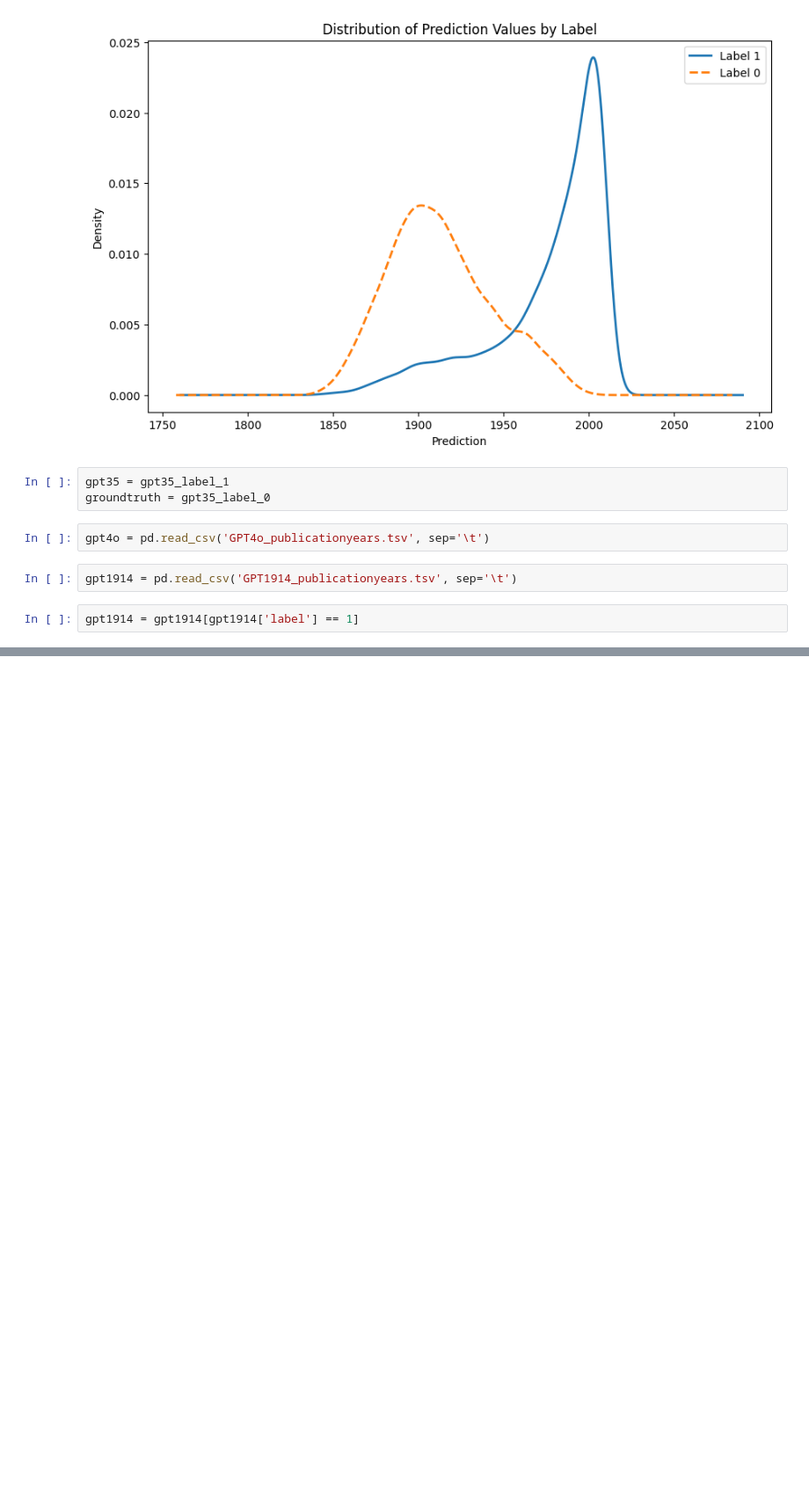
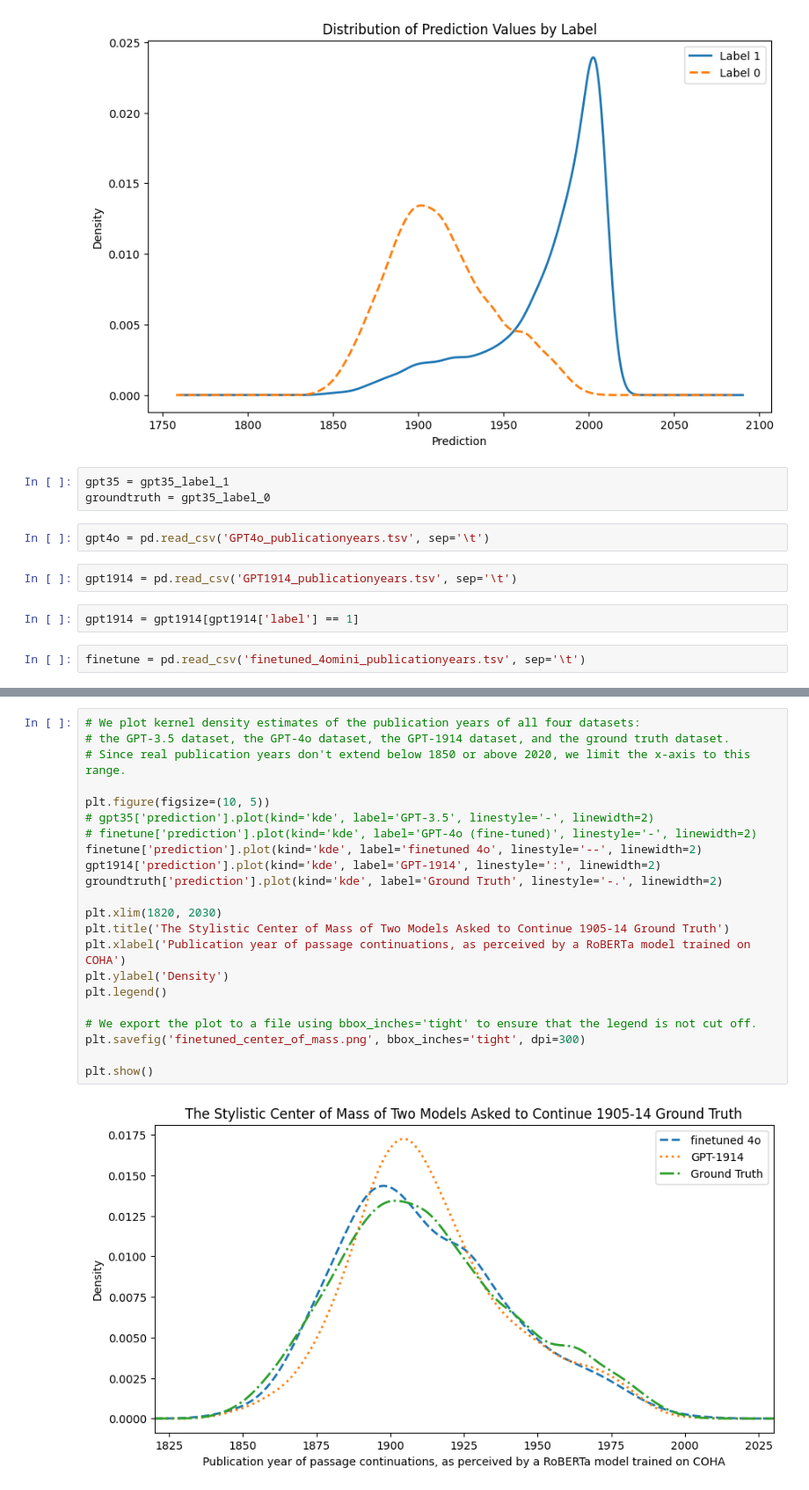
Before and after one commit to Historical-AI-Lab/GPT-1914, a Jupyter notebook: anachronism/VisualizePublicationYears.ipynb, the cells around one changed output, grey strips where cells are left out. Shown at 88% size. Cells and saved outputs as stored; diff of their text form; blank space fills up the shorter version.

```diff
--- a/anachronism/VisualizePublicationYears.ipynb
+++ b/anachronism/VisualizePublicationYears.ipynb
@@ -43,6 +43,8 @@ gpt4o = pd.read_csv('GPT4o_publicationyears.tsv', sep='\t')
 gpt1914 = pd.read_csv('GPT1914_publicationyears.tsv', sep='\t')
 # %%
 gpt1914 = gpt1914[gpt1914['label'] == 1]
+# %%
+finetune = pd.read_csv('finetuned_4omini_publicationyears.tsv', sep='\t')
 # %%
 # We plot kernel density estimates of the publication years of all four datasets:
 # the GPT-3.5 dataset, the GPT-4o dataset, the GPT-1914 dataset, and the ground truth dataset.
@@ -64,0 +72,24 @@ plt.show()
+# %%
+# We plot kernel density estimates of the publication years of all four datasets:
+# the GPT-3.5 dataset, the GPT-4o dataset, the GPT-1914 dataset, and the ground truth dataset.
+# Since real publication years don't extend below 1850 or above 2020, we limit the x-axis to this range.
+
+plt.figure(figsize=(10, 5))
+# gpt35['prediction'].plot(kind='kde', label='GPT-3.5', linestyle='-', linewidth=2)
+# finetune['prediction'].plot(kind='kde', label='GPT-4o (fine-tuned)', linestyle='-', linewidth=2)
+finetune['prediction'].plot(kind='kde', label='finetuned 4o', linestyle='--', linewidth=2)
+gpt1914['prediction'].plot(kind='kde', label='GPT-1914', linestyle=':', linewidth=2)
+groundtruth['prediction'].plot(kind='kde', label='Ground Truth', linestyle='-.', linewidth=2)
+
+plt.xlim(1820, 2030)
+plt.title('The Stylistic Center of Mass of Two Models Asked to Continue 1905-14 Ground Truth')
+plt.xlabel('Publication year of passage continuations, as perceived by a RoBERTa model trained on COHA')
+plt.ylabel('Density')
+plt.legend()
+
+# We export the plot to a file using bbox_inches='tight' to ensure that the legend is not cut off.
+plt.savefig('finetuned_center_of_mass.png', bbox_inches='tight', dpi=300)
+
+plt.show()
+# %% [output]
+[figure, added]
```
Also changed, not shown: parts of 1 cell of this notebook, 1 other file.
